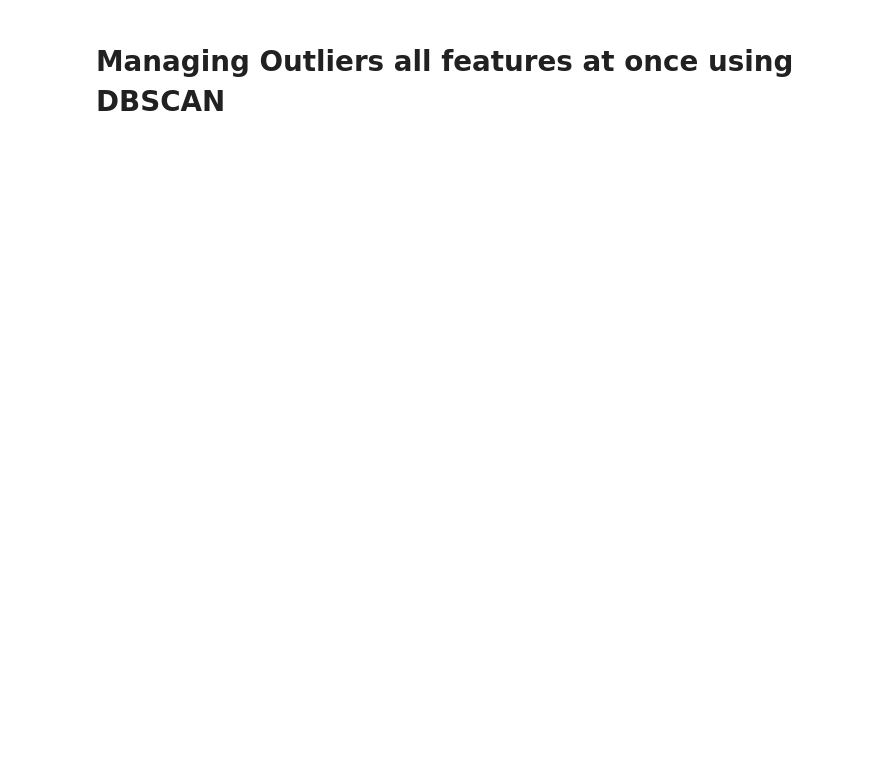
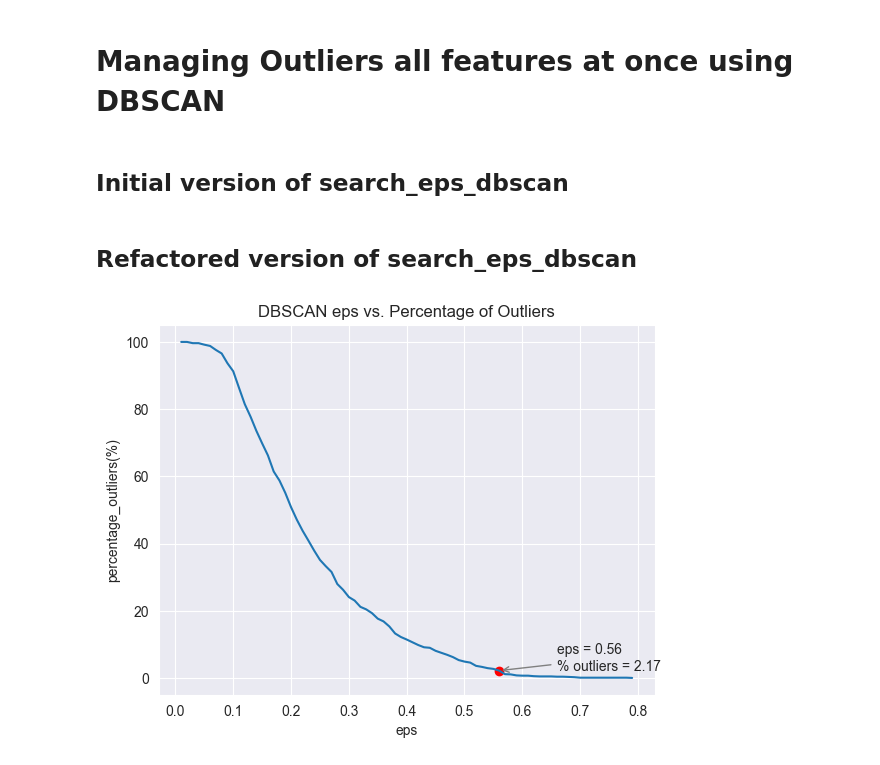
Before and after one commit to RodolfoPCruz/eda_toolkit, a Jupyter notebook: notebooks/outliers.ipynb, the cells around one changed output. Saved outputs shown, nothing was run; the diff lists cells and outputs as text; code cells hidden in the pictures; blank space fills up the shorter version.

```diff
--- a/notebooks/outliers.ipynb
+++ b/notebooks/outliers.ipynb
@@ -418,4 +430,6 @@ The feature region is not numeric and was therefore ignored
 [figure]
 # %% [markdown]
 # Managing Outliers all features at once using DBSCAN
+# %% [markdown]
+## Initial version of search_eps_dbscan
 # %%
@@ -511,4 +531,6 @@ def search_eps_dbscan(df: pd.DataFrame, distance_metric: str = 'manhattan',
 
 
     return eps_percentage_outliers, desired_eps
+# %% [markdown]
+## Refactored version of search_eps_dbscan
 # %%
@@ -581,0 +625,70 @@ def clean_outliers_using_DBscan(df: pd.DataFrame, eps: float, distance_metric: s
+# %%
+def clean_outliers_using_DBscan(df: pd.DataFrame, eps: float, distance_metric: str = 'manhattan',
+                                min_samples: int = 5):
+
+    '''
+    Funcion to remove outliers using DBSCAN
+
+    Parameters
+    ----------
+    df : pandas DataFrame
+        The dataframe to be cleaned.
+    eps : float
+        The eps value to be used in DBSCAN. This value is the maximum distance between two samples for one to be
+        considered as in the neighborhood of the other.
+    distance_metric : str, optional
+        The metric to be used in DBSCAN. The default is 'manhattan'. It is the metric used to calculate the distance between points.
+    min_samples : int, optional
+        The minimum samples to be used in DBSCAN. The default is 5. It is the maximum distance between
+        two samples for one to be considered as in the neighborhood of the other.The larger the eps value,
+        the fewer outliers there will be.
+
+    Returns
+    -------
+    df : pandas DataFrame
+        The cleaned dataframe.
+    '''
+
+    df = pd.copy(df)
+    df_temp = df.copy()
+
+    #remove NaN
+    initial_number_of_columns = df.shape[1]
+    initial_number_of_rows = df.shape[0]
+    initial_number_of_nan = df_temp.isna().sum().sum()
+    print(f'Number of missing values: {initial_number_of_nan}')
+
+    df_temp = df_temp.dropna(axis = 'columns', how = 'all')
+    df_temp = df_temp.dropna(axis = 'rows', how = 'any')
+
+    final_number_of_columns = df_temp.shape[1]
+    rows_no_nan = df_temp.shape[0]
+
+    print(f'Number of columns removed: {initial_number_of_columns - final_number_of_columns}')
+    print(f'Number of rows removed: {initial_number_of_rows - rows_no_nan}')
+    print(f'Number of missing values after cleaning: {df_temp.isna().sum().sum()}')
+
+    #Transform categorical variables
+    df_temp = pd.get_dummies(df_temp, drop_first = True)
+
+    #Min max Scaler
+    min_max_scaler = MinMaxScaler()
+    df_temp = min_max_scaler.fit_transform(df_temp)
+
+    #DBSCAN to look for outliers
+    dba = DBSCAN(eps = eps, min_samples = min_samples, metric=distance_metric, n_jobs = -1)
+    dba.fit(df_temp)
+    labels = dba.labels_
+    df_temp['labels'] = labels
+    number_outliers = np.count_nonzero(labels == -1)
+    print(f'Number of outliers: {number_outliers}')
+
+    #remove outliers
+    index_outliers = df_temp[df_temp['labels'] == -1].index
+    df = df.drop(index_outliers)
+
+    print(f'Percentage of rows removed: {(number_outliers / rows_no_nan) * 100}%')
+
+    return df
+# %% [output]
+[figure, added]
```
Also changed, not shown: parts of 6 cells of this notebook, 4 other files.
